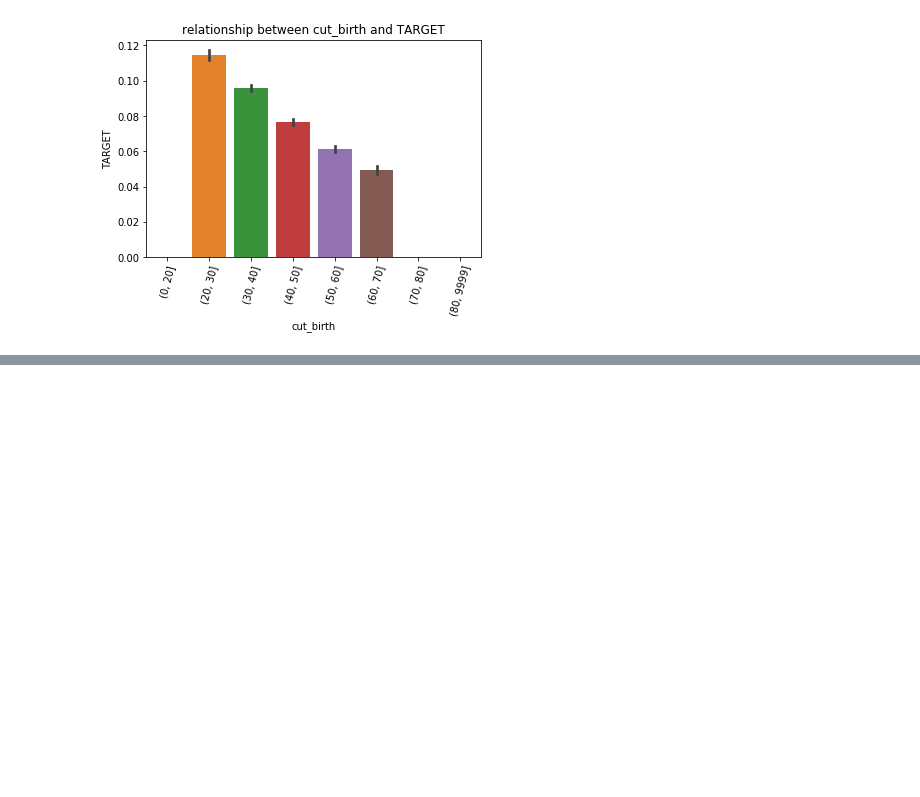
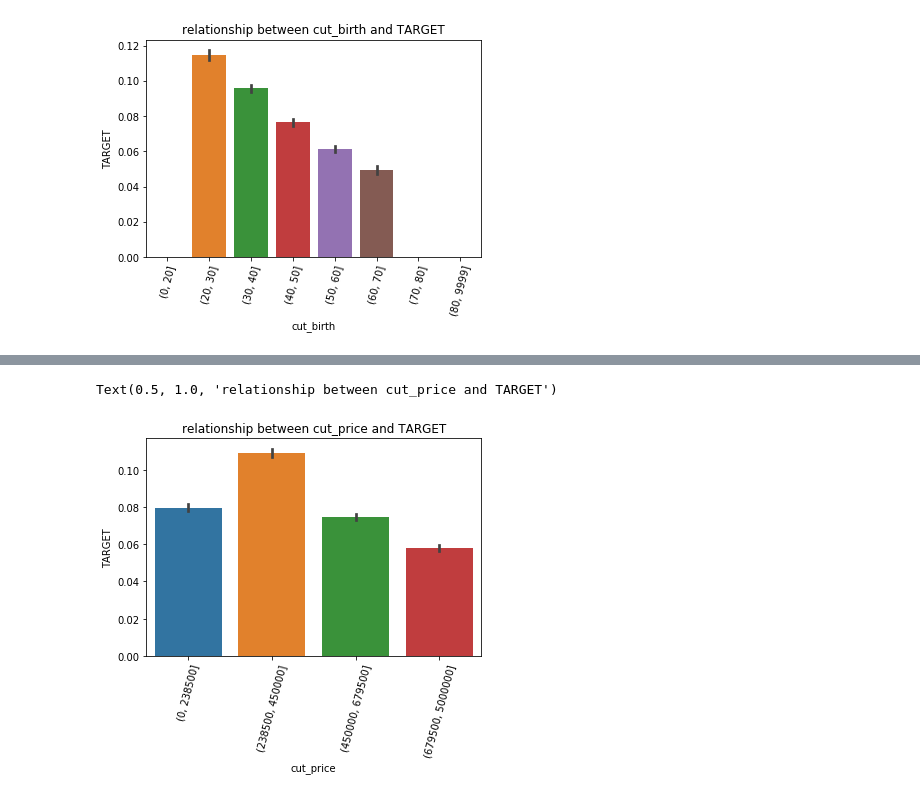
Before and after one commit to jimmy82465/2nd-ML100Days, a Jupyter notebook: Day_013_HW.ipynb, the cells around one changed output, grey strips where cells are left out. Saved outputs shown, nothing was run; the diff lists cells and outputs as text; code cells hidden in the pictures; blank space fills up the shorter version.

```diff
--- a/Day_013_HW.ipynb
+++ b/Day_013_HW.ipynb
@@ -107,0 +124,4 @@ Text(0.5, 1.0, 'relationship between cut_birth and TARGET')
+# %%
+price=[0,238500,450000,679500,5000000]
+cut_price=pd.cut(app_train['AMT_GOODS_PRICE'],price)
+cut_price
@@ -107,0 +146,13 @@ Text(0.5, 1.0, 'relationship between cut_birth and TARGET')
+# %%
+px = cut_price
+py = app_train['TARGET']
+sns.barplot(px, py)
+
+plt.xticks(rotation = 75)
+plt.xlabel('cut_price')
+plt.ylabel('TARGET')
+plt.title('relationship between cut_price and TARGET')
+# 切25% 50% 75% 100%
+# %% [output]
+Text(0.5, 1.0, 'relationship between cut_price and TARGET')
+[figure, added]
```
Also changed, not shown: parts of 4 cells of this notebook.
